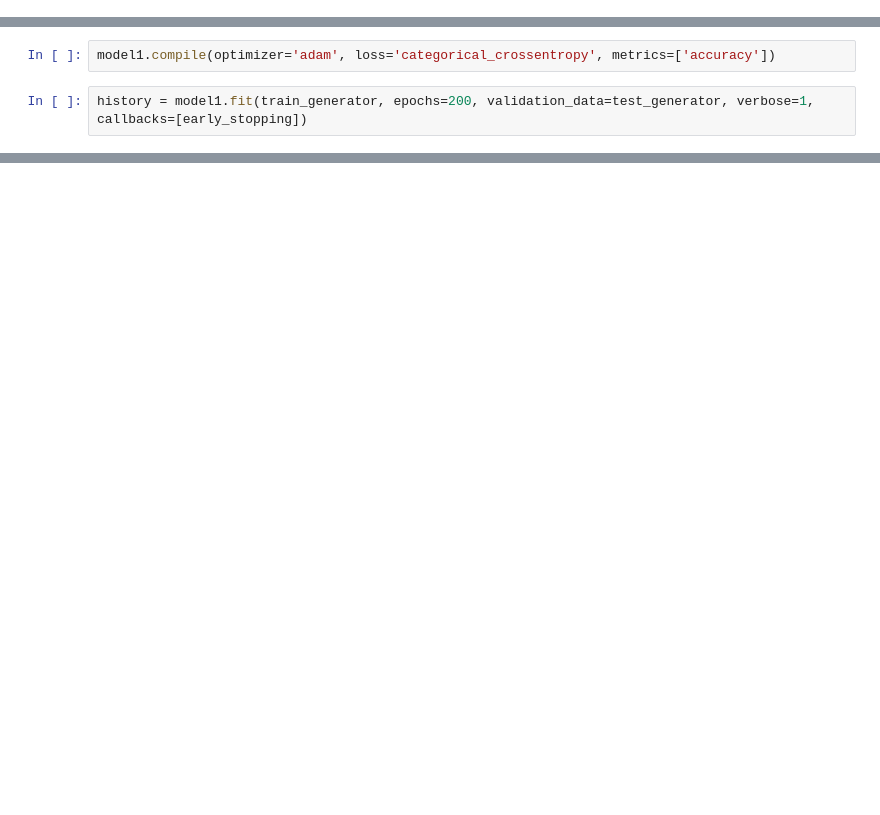
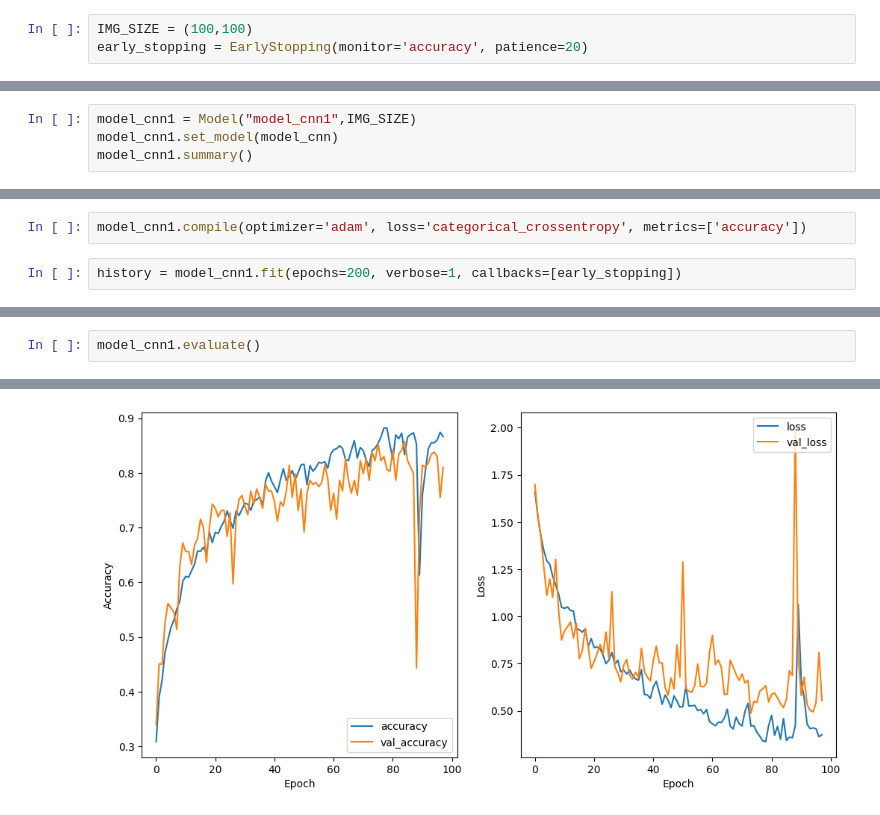
Before and after one commit to inessmatos/CAA_P1, a Jupyter notebook: CNN.ipynb, the cells around one changed output, grey strips where cells are left out. Saved outputs shown, nothing was run; the diff lists cells and outputs as text; blank space fills up the shorter version.

```diff
--- a/CNN.ipynb
+++ b/CNN.ipynb
@@ -34,3 +24,6 @@ Found 506 images belonging to 6 classes.
+# %%
+IMG_SIZE = (100,100)
+early_stopping = EarlyStopping(monitor='accuracy', patience=20)
 # %%
 def model_cnn(size:tuple[int,int]) -> Sequential:
     model = Sequential()
@@ -77,0 +46,4 @@ Model: "sequential_2"
+# %%
+model_cnn1 = Model("model_cnn1",IMG_SIZE)
+model_cnn1.set_model(model_cnn)
+model_cnn1.summary()
@@ -78,5 +75,5 @@ Model: "sequential_2"
 # %%
-model1.compile(optimizer='adam', loss='categorical_crossentropy', metrics=['accuracy'])
+model_cnn1.compile(optimizer='adam', loss='categorical_crossentropy', metrics=['accuracy'])
 # %%
-history = model1.fit(train_generator, epochs=200, validation_data=test_generator, verbose=1, callbacks=[early_stopping])
+history = model_cnn1.fit(epochs=200, verbose=1, callbacks=[early_stopping])
 # %% [output]
@@ -182,0 +113,3 @@ WARNING:absl:You are saving your model as an HDF5 file via `model.save()` or `ke
+# %%
+model_cnn1.evaluate()
+# %% [output]
@@ -182,0 +117 @@ WARNING:absl:You are saving your model as an HDF5 file via `model.save()` or `ke
+[figure, added]
```
Also changed, not shown: parts of 20 cells of this notebook, 9 other files.
